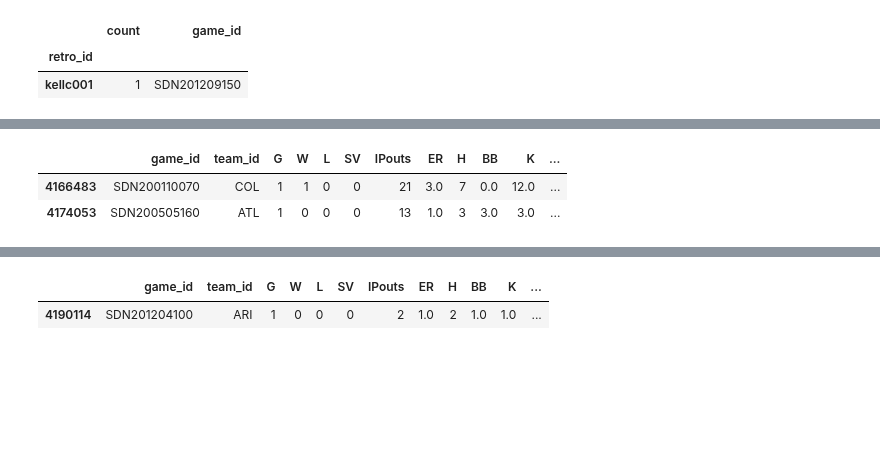
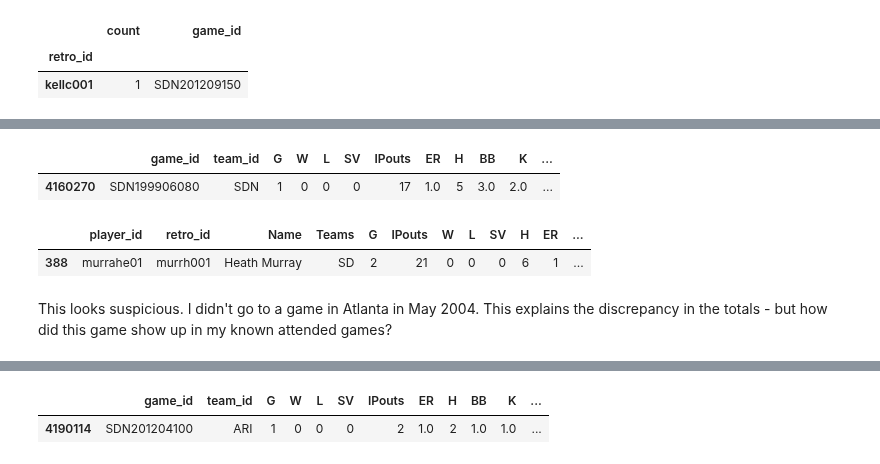
Before and after one commit to sdvinay/baseball_sql, a Jupyter notebook: pandas/reconstruct_hardball_passport_data.ipynb, the cells around one changed output, grey strips where cells are left out. Drawn from its saved outputs; the diff is of its cells as text; code cells hidden in the pictures; blank space fills up the shorter version.

```diff
--- a/pandas/reconstruct_hardball_passport_data.ipynb
+++ b/pandas/reconstruct_hardball_passport_data.ipynb
@@ -789,6 +805,12 @@ iter2[1].sort_values(by='IPouts')
 # %%
-dailies[(dailies['retro_id']=='thomj005') & dailies['game_id'].isin(iter1[2])]
+dailies.query('retro_id=="murrh001" and game_id in @iter1[2]')
 # %% [output]
 |  | game_id | team_id | G | W | L | SV | IPouts | ER | H | BB | K | ... |
-| 4166483 | SDN200110070 | COL | 1 | 1 | 0 | 0 | 21 | 3.0 | 7 | 0.0 | 12.0 | ... |
-| 4174053 | SDN200505160 | ATL | 1 | 0 | 0 | 0 | 13 | 1.0 | 3 | 3.0 | 3.0 | ... |
+| 4160270 | SDN199906080 | SDN | 1 | 0 | 0 | 0 | 17 | 1.0 | 5 | 3.0 | 2.0 | ... |
+# %%
+pit_stats.query('retro_id=="murrh001"')
+# %% [output]
+|  | player_id | retro_id | Name | Teams | G | IPouts | W | L | SV | H | ER | ... |
+| 388 | murrahe01 | murrh001 | Heath Murray | SD | 2 | 21 | 0 | 0 | 0 | 6 | 1 | ... |
+# %% [markdown]
+This looks suspicious.  I didn't go to a game in Atlanta in May 2004.  This explains the discrepancy in the totals - but how did this game show up in my known attended games?
```
Also changed, not shown: parts of 45 cells of this notebook.
